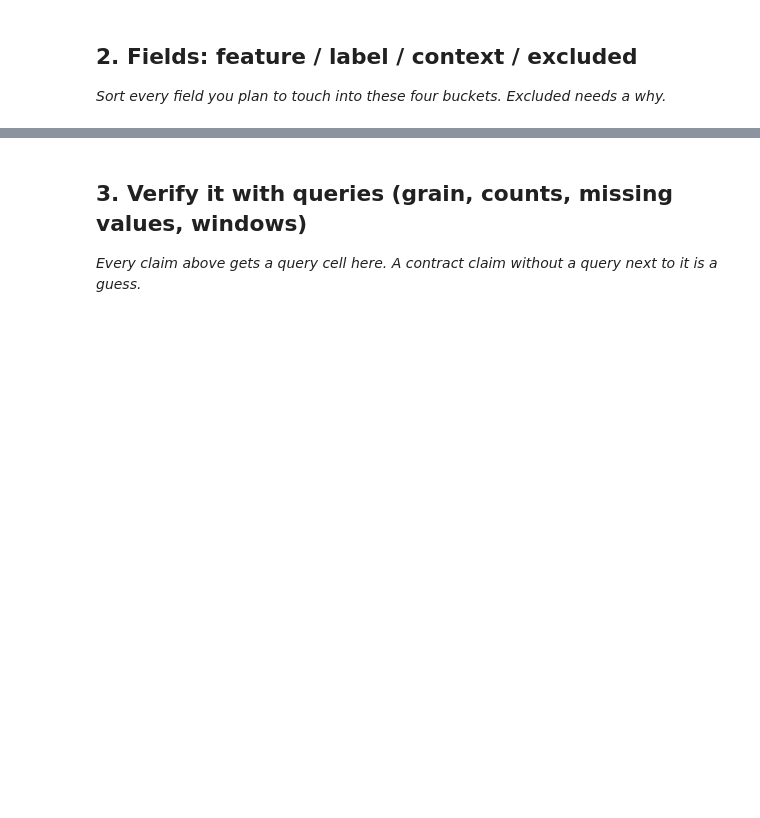
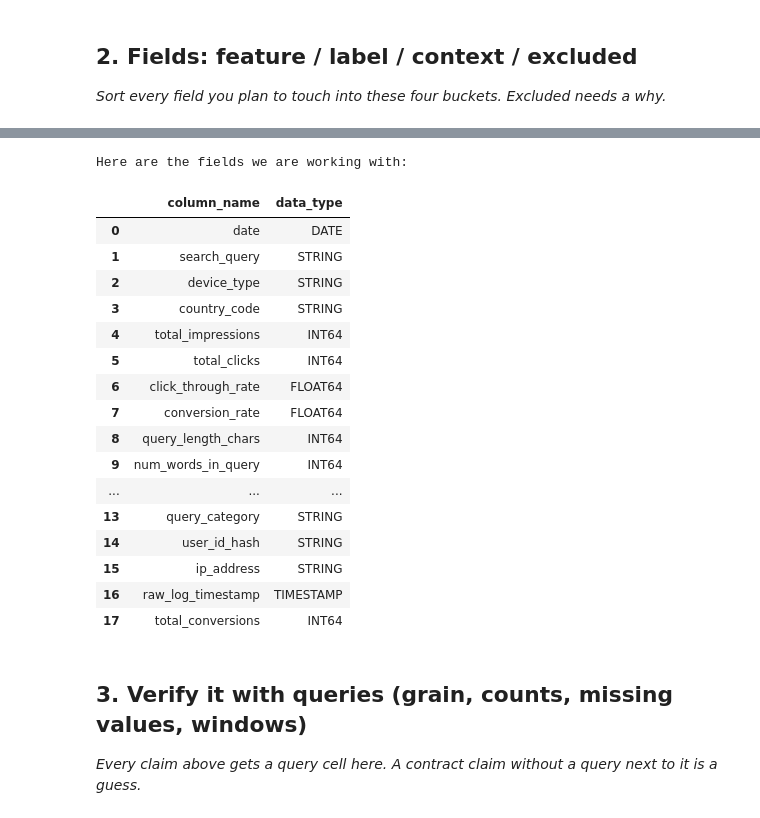
Before and after one commit to saad-aamer/SaadFlyRankInternship, a Jupyter notebook: work/notebooks/w03_data_contract.ipynb, the cells around one changed output, grey strips where cells are left out. Drawn from its saved outputs; the diff is of its cells as text; code cells hidden in the pictures; blank space fills up the shorter version.

```diff
--- a/work/notebooks/w03_data_contract.ipynb
+++ b/work/notebooks/w03_data_contract.ipynb
@@ -20,3 +59,25 @@ This skeleton is yours to fill. Work the sections **in order** — each one has
+# %%
+print('Here are the fields we are working with:')
+display(schema_df)
+# %% [output]
+Here are the fields we are working with:
+|  | column_name | data_type |
+| 0 | date | DATE |
+| 1 | search_query | STRING |
+| 2 | device_type | STRING |
+| 3 | country_code | STRING |
+| 4 | total_impressions | INT64 |
+| 5 | total_clicks | INT64 |
+| 6 | click_through_rate | FLOAT64 |
+| 7 | conversion_rate | FLOAT64 |
+| 8 | query_length_chars | INT64 |
+| 9 | num_words_in_query | INT64 |
+| ... | ... | ... |
+| 13 | query_category | STRING |
+| 14 | user_id_hash | STRING |
+| 15 | ip_address | STRING |
+| 16 | raw_log_timestamp | TIMESTAMP |
+| 17 | total_conversions | INT64 |
 # %%
 # This cell is for CODE (numbers, a query, a check).
 # Write your text answer in the cell ABOVE this one — typing sentences here breaks Run All.
```
Also changed, not shown: parts of 6 cells of this notebook.
